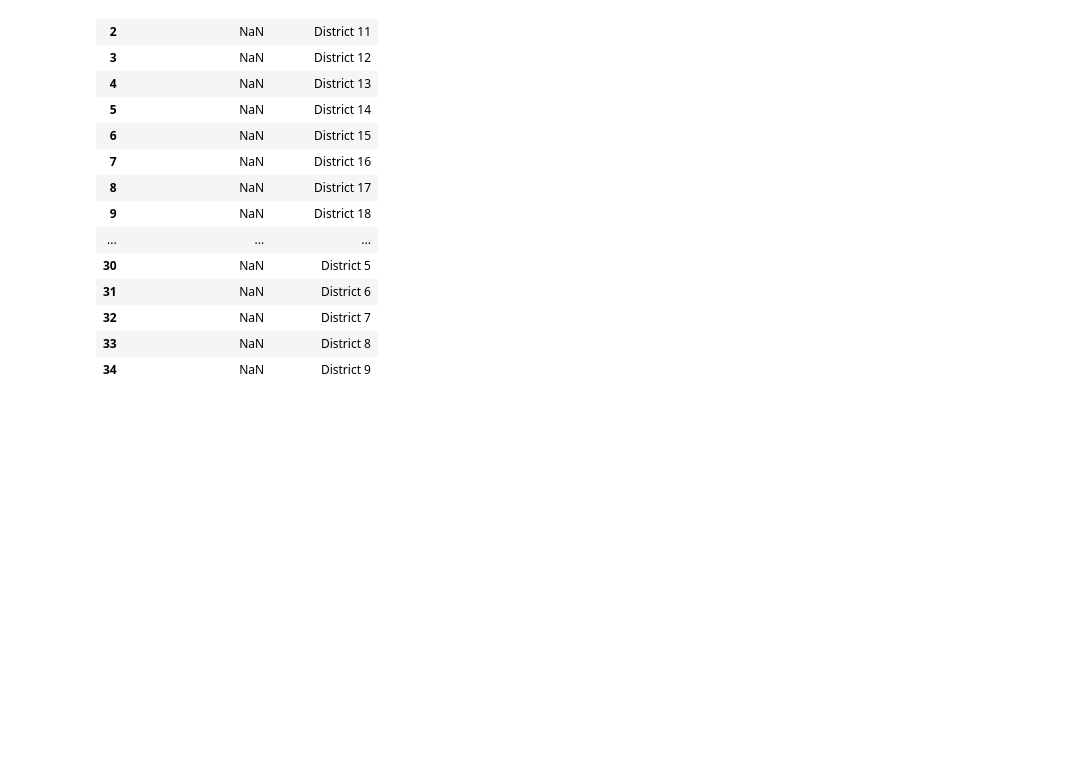
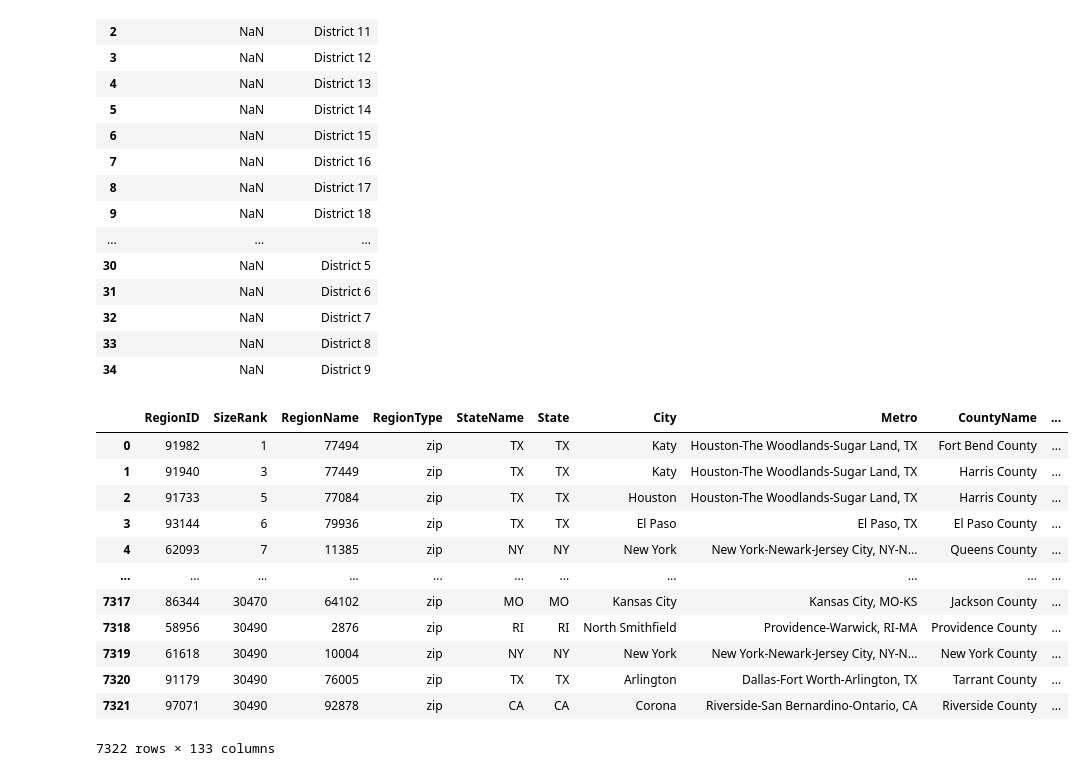
Before and after one commit to jacobvogs/Airbnb-Listings-in-Nash, a Jupyter notebook: notebook/capstone.ipynb, the cells around one changed output. Cells and saved outputs as stored; diff of their text form; code cells hidden in the pictures; blank space fills up the shorter version.

```diff
--- a/notebook/capstone.ipynb
+++ b/notebook/capstone.ipynb
@@ -66,0 +123,16 @@ nash_neighbors
+# %%
+zillow_list
+# %% [output]
+|  | RegionID | SizeRank | RegionName | RegionType | StateName | State | City | Metro | CountyName | ... |
+| 0 | 91982 | 1 | 77494 | zip | TX | TX | Katy | Houston-The Woodlands-Sugar Land, TX | Fort Bend County | ... |
+| 1 | 91940 | 3 | 77449 | zip | TX | TX | Katy | Houston-The Woodlands-Sugar Land, TX | Harris County | ... |
+| 2 | 91733 | 5 | 77084 | zip | TX | TX | Houston | Houston-The Woodlands-Sugar Land, TX | Harris County | ... |
+| 3 | 93144 | 6 | 79936 | zip | TX | TX | El Paso | El Paso, TX | El Paso County | ... |
+| 4 | 62093 | 7 | 11385 | zip | NY | NY | New York | New York-Newark-Jersey City, NY-N... | Queens County | ... |
+| ... | ... | ... | ... | ... | ... | ... | ... | ... | ... | ... |
+| 7317 | 86344 | 30470 | 64102 | zip | MO | MO | Kansas City | Kansas City, MO-KS | Jackson County | ... |
+| 7318 | 58956 | 30490 | 2876 | zip | RI | RI | North Smithfield | Providence-Warwick, RI-MA | Providence County | ... |
+| 7319 | 61618 | 30490 | 10004 | zip | NY | NY | New York | New York-Newark-Jersey City, NY-N... | New York County | ... |
+| 7320 | 91179 | 30490 | 76005 | zip | TX | TX | Arlington | Dallas-Fort Worth-Arlington, TX | Tarrant County | ... |
+| 7321 | 97071 | 30490 | 92878 | zip | CA | CA | Corona | Riverside-San Bernardino-Ontario, CA | Riverside County | ... |
+7322 rows × 133 columns
```
Also changed, not shown: parts of 13 cells of this notebook.
